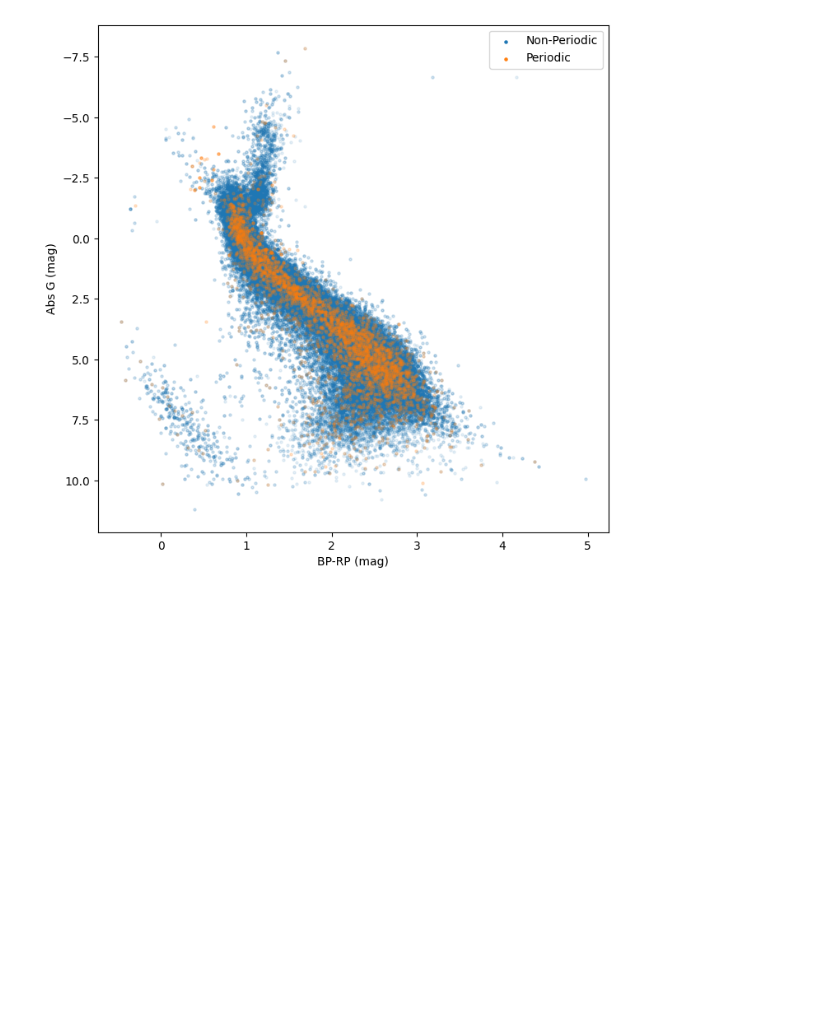
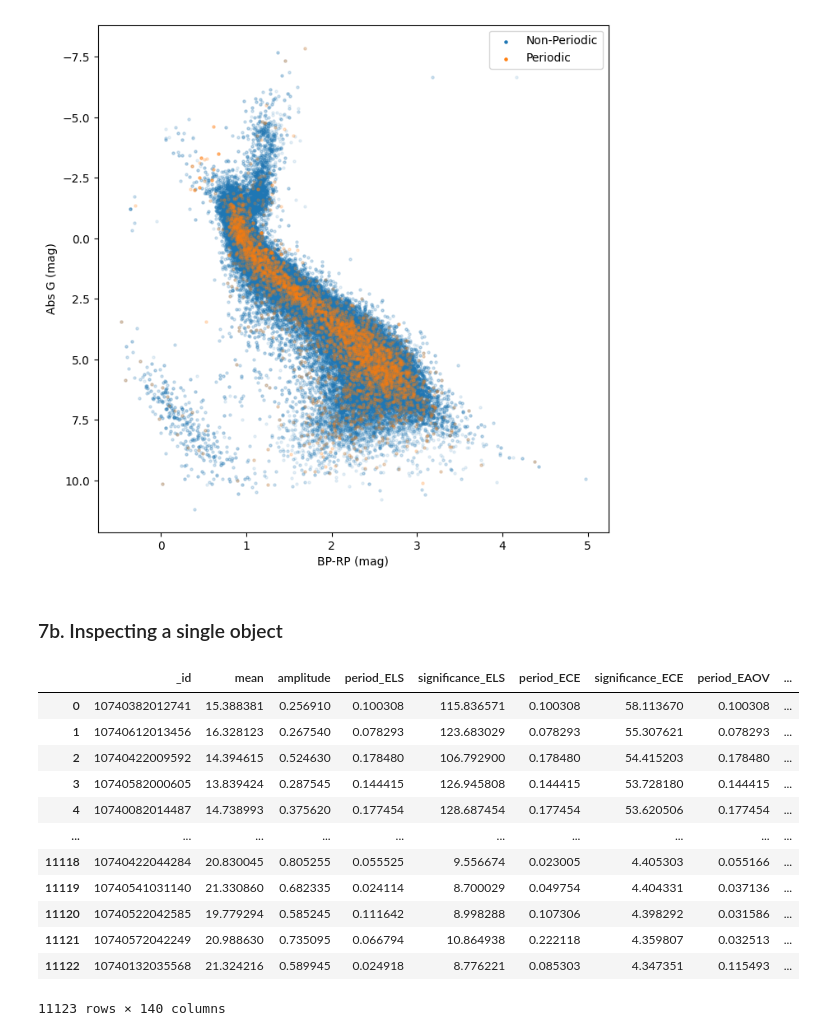
Before and after one commit to DanielWarshofsky/SCoPe_tools, a Jupyter notebook: db_scope_search.ipynb, the cells around one changed output. Cells and saved outputs as stored; diff of their text form; code cells hidden in the pictures; blank space fills up the shorter version.

```diff
--- a/db_scope_search.ipynb
+++ b/db_scope_search.ipynb
@@ -280,3 +289,5 @@ for lh in l.legend_handles:
 ax.invert_yaxis()
 # %% [output]
 [figure]
+# %% [markdown]
+### 7b. <a id="singlesource"></a> Inspecting a single object
@@ -282,0 +305,16 @@ ax.invert_yaxis()
+# %%
+periodic_data
+# %% [output]
+|  | _id | mean | amplitude | period_ELS | significance_ELS | period_ECE | significance_ECE | period_EAOV | ... |
+| 0 | 10740382012741 | 15.388381 | 0.256910 | 0.100308 | 115.836571 | 0.100308 | 58.113670 | 0.100308 | ... |
+| 1 | 10740612013456 | 16.328123 | 0.267540 | 0.078293 | 123.683029 | 0.078293 | 55.307621 | 0.078293 | ... |
+| 2 | 10740422009592 | 14.394615 | 0.524630 | 0.178480 | 106.792900 | 0.178480 | 54.415203 | 0.178480 | ... |
+| 3 | 10740582000605 | 13.839424 | 0.287545 | 0.144415 | 126.945808 | 0.144415 | 53.728180 | 0.144415 | ... |
+| 4 | 10740082014487 | 14.738993 | 0.375620 | 0.177454 | 128.687454 | 0.177454 | 53.620506 | 0.177454 | ... |
+| ... | ... | ... | ... | ... | ... | ... | ... | ... | ... |
+| 11118 | 10740422044284 | 20.830045 | 0.805255 | 0.055525 | 9.556674 | 0.023005 | 4.405303 | 0.055166 | ... |
+| 11119 | 10740541031140 | 21.330860 | 0.682335 | 0.024114 | 8.700029 | 0.049754 | 4.404331 | 0.037136 | ... |
+| 11120 | 10740522042585 | 19.779294 | 0.585245 | 0.111642 | 8.998288 | 0.107306 | 4.398292 | 0.031586 | ... |
+| 11121 | 10740572042249 | 20.988630 | 0.735095 | 0.066794 | 10.864938 | 0.222118 | 4.359807 | 0.032513 | ... |
+| 11122 | 10740132035568 | 21.324216 | 0.589945 | 0.024918 | 8.776221 | 0.085303 | 4.347351 | 0.115493 | ... |
+11123 rows × 140 columns
```
Also changed, not shown: parts of 20 cells of this notebook.
